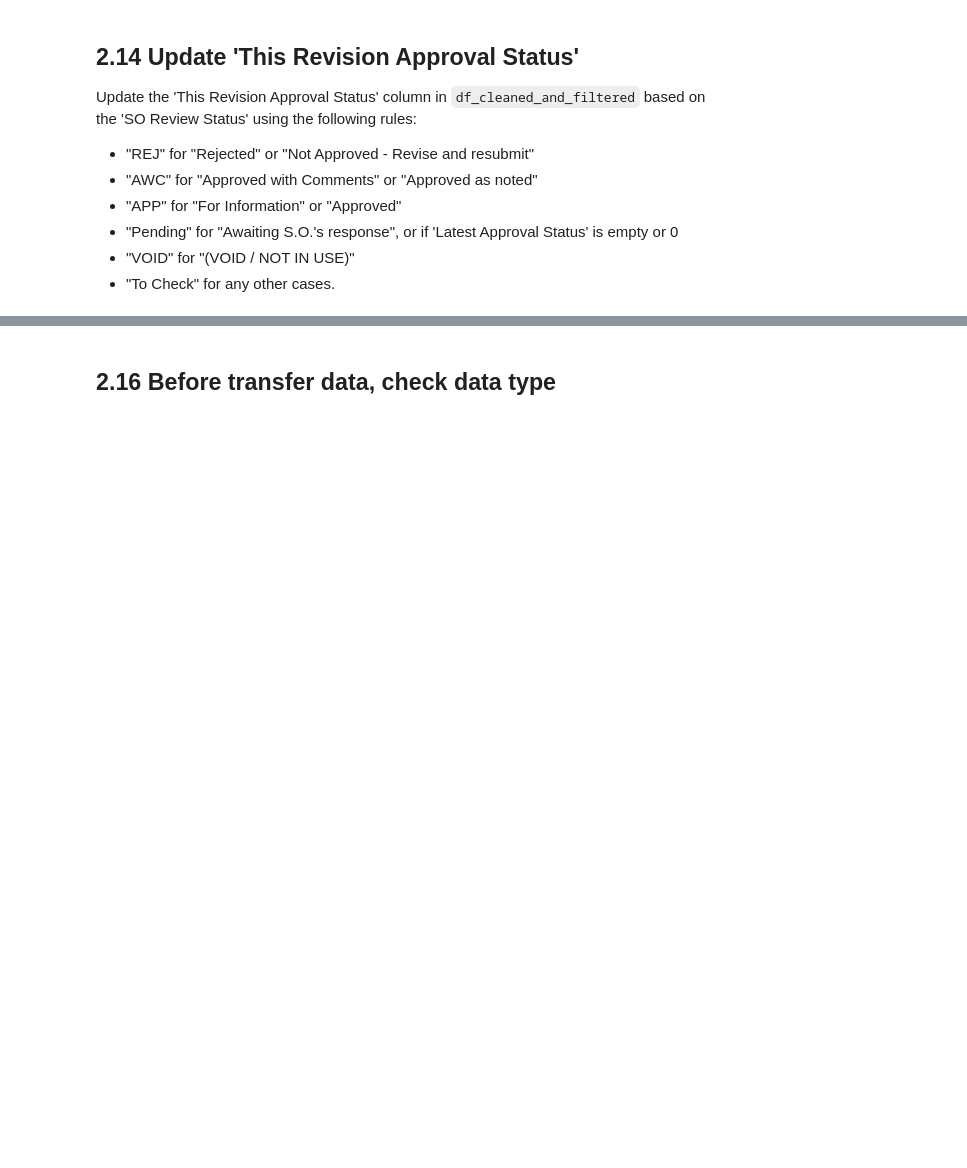
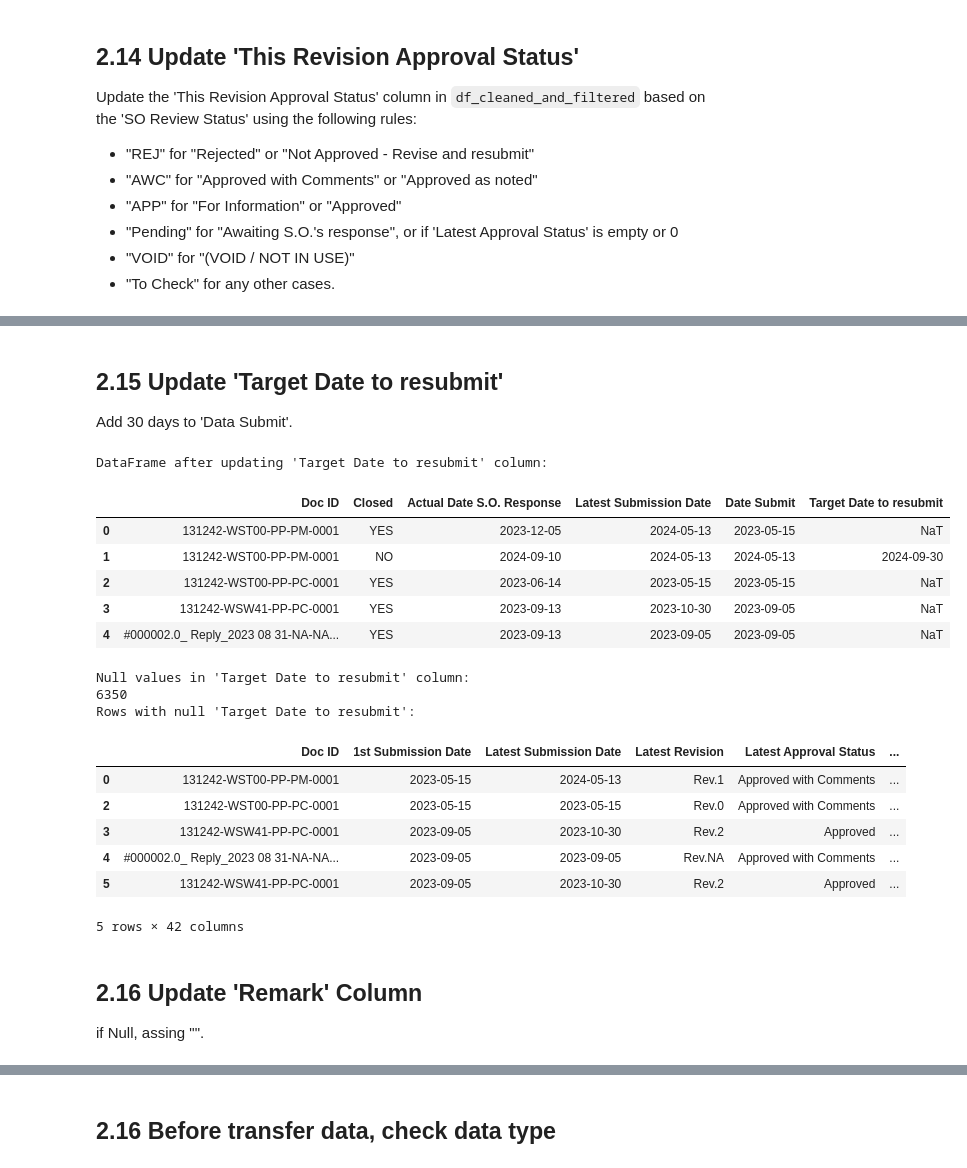
Before and after one commit to chinwarsoon/Engineering-and-Design, a Jupyter notebook: dcc/dcc_mdl.ipynb, the cells around one changed output, grey strips where cells are left out. Saved outputs shown, nothing was run; the diff lists cells and outputs as text; code cells hidden in the pictures; blank space fills up the shorter version.

```diff
--- a/dcc/dcc_mdl.ipynb
+++ b/dcc/dcc_mdl.ipynb
@@ -479,10 +809,19 @@ for col in columns_to_check:
 Update the 'Document Title' column in `df_cleaned_and_filtered` by getting unique values from 'Document Description / Drawing Title' for each 'Doc ID'. If multiple different values are found, separate them with a comma.
 # %%
 # forward fill "Document Description / Drawing Title" per "Prolog Submittal No."
-df_cleaned_and_filtered['Document Description / Drawing Title'] = df_cleaned_and_filtered.groupby(['Prolog Submittal No..1', 'Prolog Rev.'])['Document Description / Drawing Title'].ffill()
+df_cleaned_and_filtered['Document Description / Drawing Title'] = df_cleaned_and_filtered.groupby(['Prolog Submittal No..1', 'Prolog Rev..1'])['Document Description / Drawing Title'].ffill()
 df_cleaned_and_filtered['Document Description / Drawing Title'] = df_cleaned_and_filtered.groupby('Prolog Submittal No..1')['Document Description / Drawing Title'].ffill()
-df_cleaned_and_filtered['Document Description / Drawing Title'] = df_cleaned_and_filtered.groupby(['Prolog Submittal No..1', 'Prolog Rev.'])['Document Description / Drawing Title'].bfill()
-df_cleaned_and_filtered['Document Description / Drawing Title'] = df_cleaned_and_filtered.groupby('Prolog Submittal No..1')['Document Description / Drawing Title'].bfill()
+#df_cleaned_and_filtered['Document Description / Drawing Title'] = df_cleaned_and_filtered.groupby(['Prolog Submittal No.', 'Prolog Rev.'])['Document Description / Drawing Title'].bfill()
+#df_cleaned_and_filtered['Document Description / Drawing Title'] = df_cleaned_and_filtered.groupby('Prolog Submittal No.')['Document Description / Drawing Title'].bfill()
 
 print("DataFrame after grouped forward-filling 'Document Description / Drawing Title' column:")
 display(df_cleaned_and_filtered[['Doc ID', 'Prolog Submittal No.', 'Document Description / Drawing Title']].head())
+
+# check null data in 'Document Description / Drawing Title'
+num_null_document_description = df_cleaned_and_filtered['Document Description / Drawing Title'].isnull().sum()
+if num_null_document_description > 0:
+    print(f"There are {num_null_document_description} null values in the 'Document Description / Drawing Title' column.")
+    print("Rows with null 'Document Description / Drawing Title' values:")
+    display(df_cleaned_and_filtered[df_cleaned_and_filtered['Document Description / Drawing Title'].isnull()].head())
+else:
+    print("No null values found in the 'Document Description / Drawing Title' column.")
@@ -599,0 +1085,56 @@ df_cleaned_and_filtered.info()
+# %% [markdown]
+## 2.15 Update 'Target Date to resubmit'
+
+Add 30 days to 'Data Submit'.
+# %%
+# if 'Closed' is 'YES', then 'Target Date to resubmit' should be null, otherwise calculate it based on the conditions below:
+# if 'Actual Date S.O. Response' is not Null, then 'Target Date to resubmit' == 'Actual Date S.O. Response' plus 14 working days; otherwise
+# if 'Latest Submission Date'=='Date Submit', then 'Target Date to resubmit' == 'Date Submit' plus 34 working days; otherwise
+# 'Target Date to resubmit' == 'Date Submit' plus 28 working days.
+# check Null in 'Target Date to resubmit' after updating
+
+import pandas as pd
+
+def calculate_target_date(row):
+    if row['Closed'] == 'YES':
+        return pd.NaT
+    elif pd.notna(row['Actual Date S.O. Response']):
+        return row['Actual Date S.O. Response'] + pd.offsets.BDay(14)
+    elif row['Latest Submission Date'] == row['Date Submit']:
+        return row['Date Submit'] + pd.offsets.BDay(34)
+    else:
+        return row['Date Submit'] + pd.offsets.BDay(28)
+
+df_cleaned_and_filtered['Target Date to resubmit'] = df_cleaned_and_filtered.apply(calculate_target_date, axis=1)
+
+print("DataFrame after updating 'Target Date to resubmit' column:")
+display(df_cleaned_and_filtered[['Doc ID', 'Closed', 'Actual Date S.O. Response', 'Latest Submission Date', 'Date Submit', 'Target Date to resubmit']].head())
+
+# check Null in 'Target Date to resubmit' after updating
+print("Null values in 'Target Date to resubmit' column:")
+print(df_cleaned_and_filtered['Target Date to resubmit'].isnull().sum())
+if df_cleaned_and_filtered['Target Date to resubmit'].isnull().sum() > 0:
+    print("Rows with null 'Target Date to resubmit':")
+    display(df_cleaned_and_filtered[df_cleaned_and_filtered['Target Date to resubmit'].isnull()].head())
+# %% [output]
+DataFrame after updating 'Target Date to resubmit' column:
+|  | Doc ID | Closed | Actual Date S.O. Response | Latest Submission Date | Date Submit | Target Date to resubmit |
+| 0 | 131242-WST00-PP-PM-0001 | YES | 2023-12-05 | 2024-05-13 | 2023-05-15 | NaT |
+| 1 | 131242-WST00-PP-PM-0001 | NO | 2024-09-10 | 2024-05-13 | 2024-05-13 | 2024-09-30 |
+| 2 | 131242-WST00-PP-PC-0001 | YES | 2023-06-14 | 2023-05-15 | 2023-05-15 | NaT |
+| 3 | 131242-WSW41-PP-PC-0001 | YES | 2023-09-13 | 2023-10-30 | 2023-09-05 | NaT |
+| 4 | #000002.0_ Reply_2023 08 31-NA-NA... | YES | 2023-09-13 | 2023-09-05 | 2023-09-05 | NaT |
+Null values in 'Target Date to resubmit' column:
+6350
+Rows with null 'Target Date to resubmit':
+|  | Doc ID | 1st Submission Date | Latest Submission Date | Latest Revision | Latest Approval Status | ... |
+| 0 | 131242-WST00-PP-PM-0001 | 2023-05-15 | 2024-05-13 | Rev.1 | Approved with Comments | ... |
+| 2 | 131242-WST00-PP-PC-0001 | 2023-05-15 | 2023-05-15 | Rev.0 | Approved with Comments | ... |
+| 3 | 131242-WSW41-PP-PC-0001 | 2023-09-05 | 2023-10-30 | Rev.2 | Approved | ... |
+| 4 | #000002.0_ Reply_2023 08 31-NA-NA... | 2023-09-05 | 2023-09-05 | Rev.NA | Approved with Comments | ... |
+| 5 | 131242-WSW41-PP-PC-0001 | 2023-09-05 | 2023-10-30 | Rev.2 | Approved | ... |
+5 rows × 42 columns
+# %% [markdown]
+## 2.16 Update 'Remark' Column
+
+if Null, assing "".
```
Also changed, not shown: parts of 51 cells of this notebook, 2 other files.
